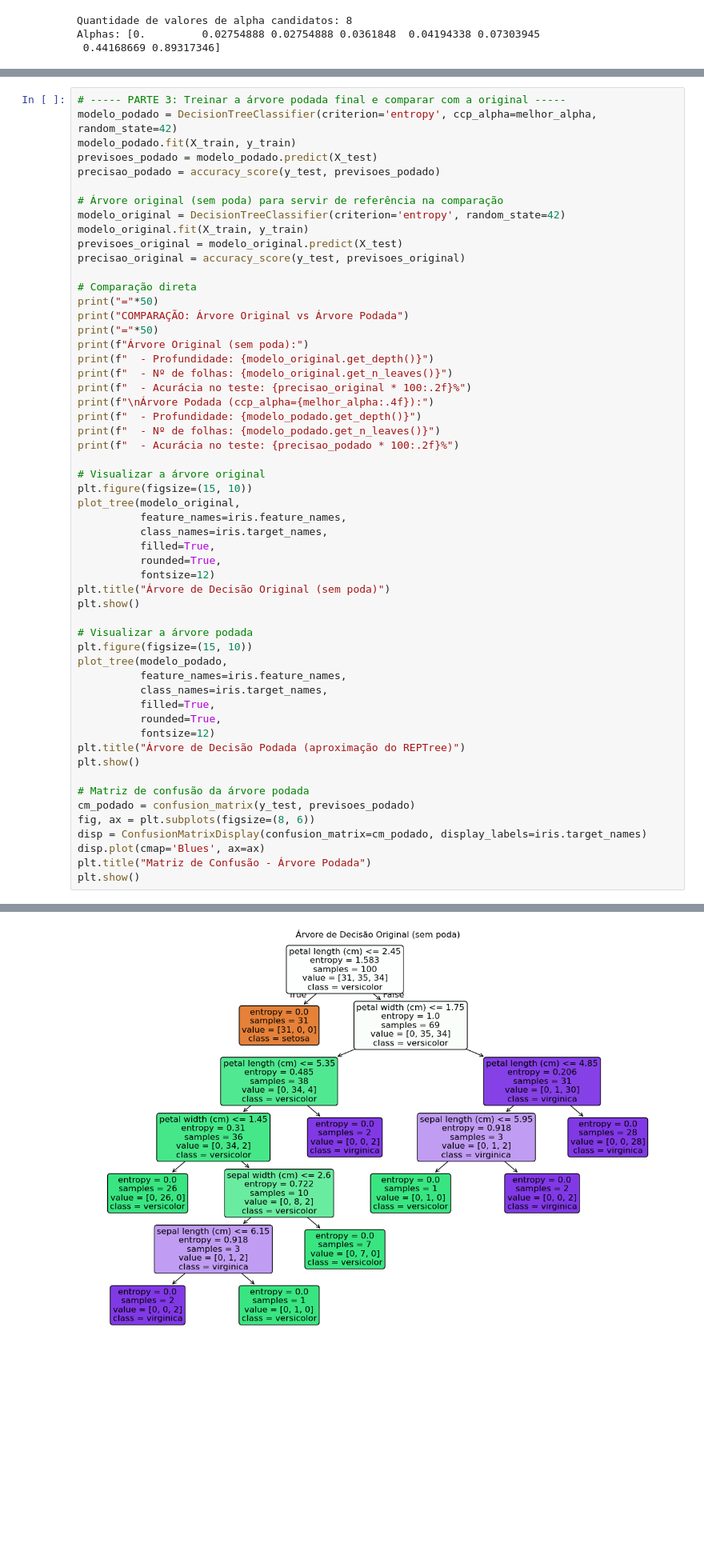
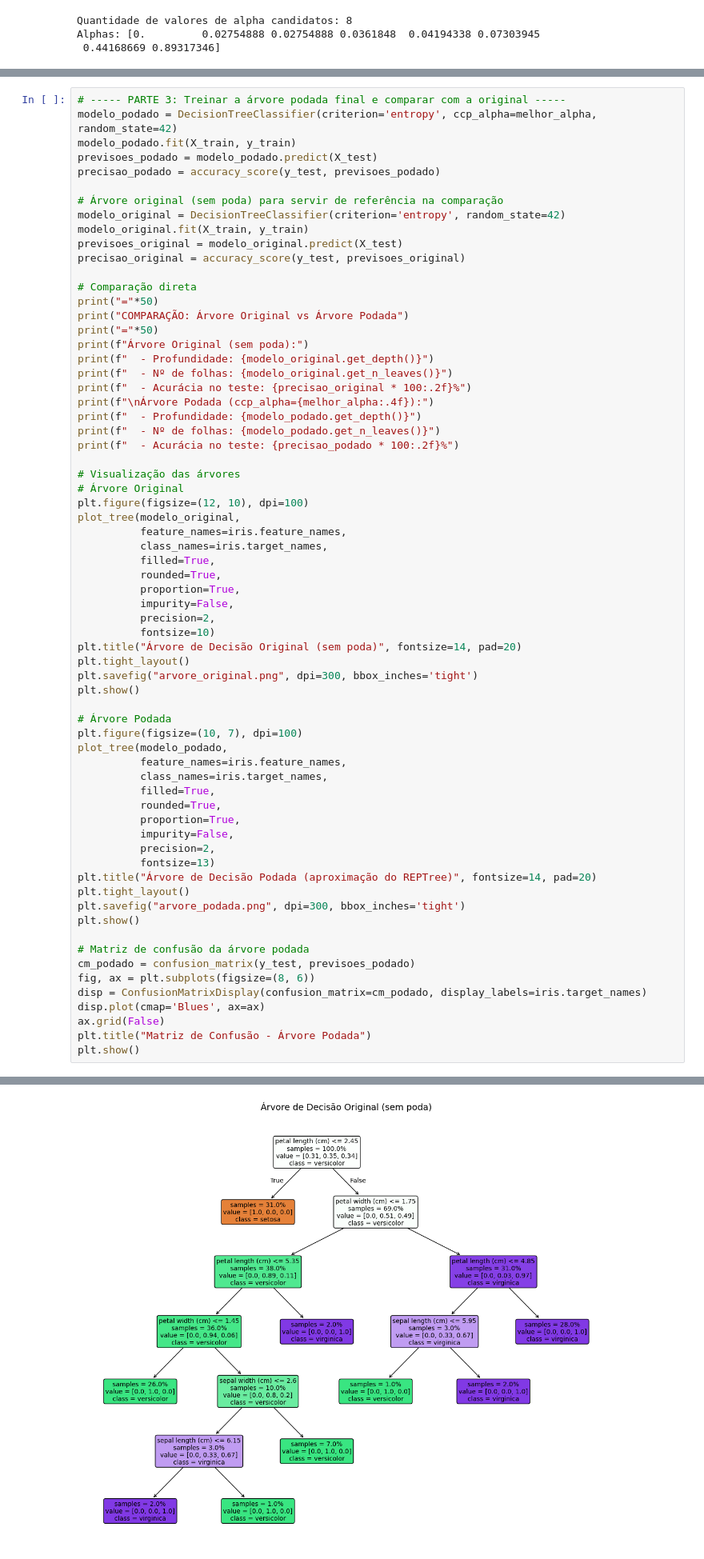
Before and after one commit to rpgouveia/pucpr_data_mining, a Jupyter notebook: iris_reptree.ipynb, the cells around one changed output, grey strips where cells are left out. Shown at 80% size. Cells and saved outputs as stored; diff of their text form; blank space fills up the shorter version.

Commit message:
refactor: update iris_reptree.ipynb

```diff
--- a/iris_reptree.ipynb
+++ b/iris_reptree.ipynb
@@ -85,46 +85,58 @@ print(f"  - Profundidade: {modelo_podado.get_depth()}")
 print(f"  - Nº de folhas: {modelo_podado.get_n_leaves()}")
 print(f"  - Acurácia no teste: {precisao_podado * 100:.2f}%")
 
-# Visualizar a árvore original
-plt.figure(figsize=(15, 10))
+# Visualização das árvores
+# Árvore Original
+plt.figure(figsize=(12, 10), dpi=100)
 plot_tree(modelo_original,
           feature_names=iris.feature_names,
           class_names=iris.target_names,
           filled=True,
           rounded=True,
-          fontsize=12)
-plt.title("Árvore de Decisão Original (sem poda)")
+          proportion=True,
+          impurity=False,
+          precision=2,
+          fontsize=10)
+plt.title("Árvore de Decisão Original (sem poda)", fontsize=14, pad=20)
+plt.tight_layout()
+plt.savefig("arvore_original.png", dpi=300, bbox_inches='tight')
 plt.show()
 
-# Visualizar a árvore podada
-plt.figure(figsize=(15, 10))
+# Árvore Podada
+plt.figure(figsize=(10, 7), dpi=100)
 plot_tree(modelo_podado,
           feature_names=iris.feature_names,
           class_names=iris.target_names,
           filled=True,
           rounded=True,
-          fontsize=12)
-plt.title("Árvore de Decisão Podada (aproximação do REPTree)")
+          proportion=True,
+          impurity=False,
+          precision=2,
+          fontsize=13)
+plt.title("Árvore de Decisão Podada (aproximação do REPTree)", fontsize=14, pad=20)
+plt.tight_layout()
+plt.savefig("arvore_podada.png", dpi=300, bbox_inches='tight')
 plt.show()
 
 # Matriz de confusão da árvore podada
 cm_podado = confusion_matrix(y_test, previsoes_podado)
 fig, ax = plt.subplots(figsize=(8, 6))
 disp = ConfusionMatrixDisplay(confusion_matrix=cm_podado, display_labels=iris.target_names)
 disp.plot(cmap='Blues', ax=ax)
+ax.grid(False)
 plt.title("Matriz de Confusão - Árvore Podada")
 plt.show()
 # %% [output]
 ==================================================
 COMPARAÇÃO: Árvore Original vs Árvore Podada
 ==================================================
 Árvore Original (sem poda):
   - Profundidade: 6
   - Nº de folhas: 9
   - Acurácia no teste: 98.00%
 
 Árvore Podada (ccp_alpha=0.0419):
   - Profundidade: 3
   - Nº de folhas: 4
   - Acurácia no teste: 98.00%
-[figure, old version]
+[figure, new version]
```
Also changed, not shown: parts of 1 cell of this notebook, 3 other files.
